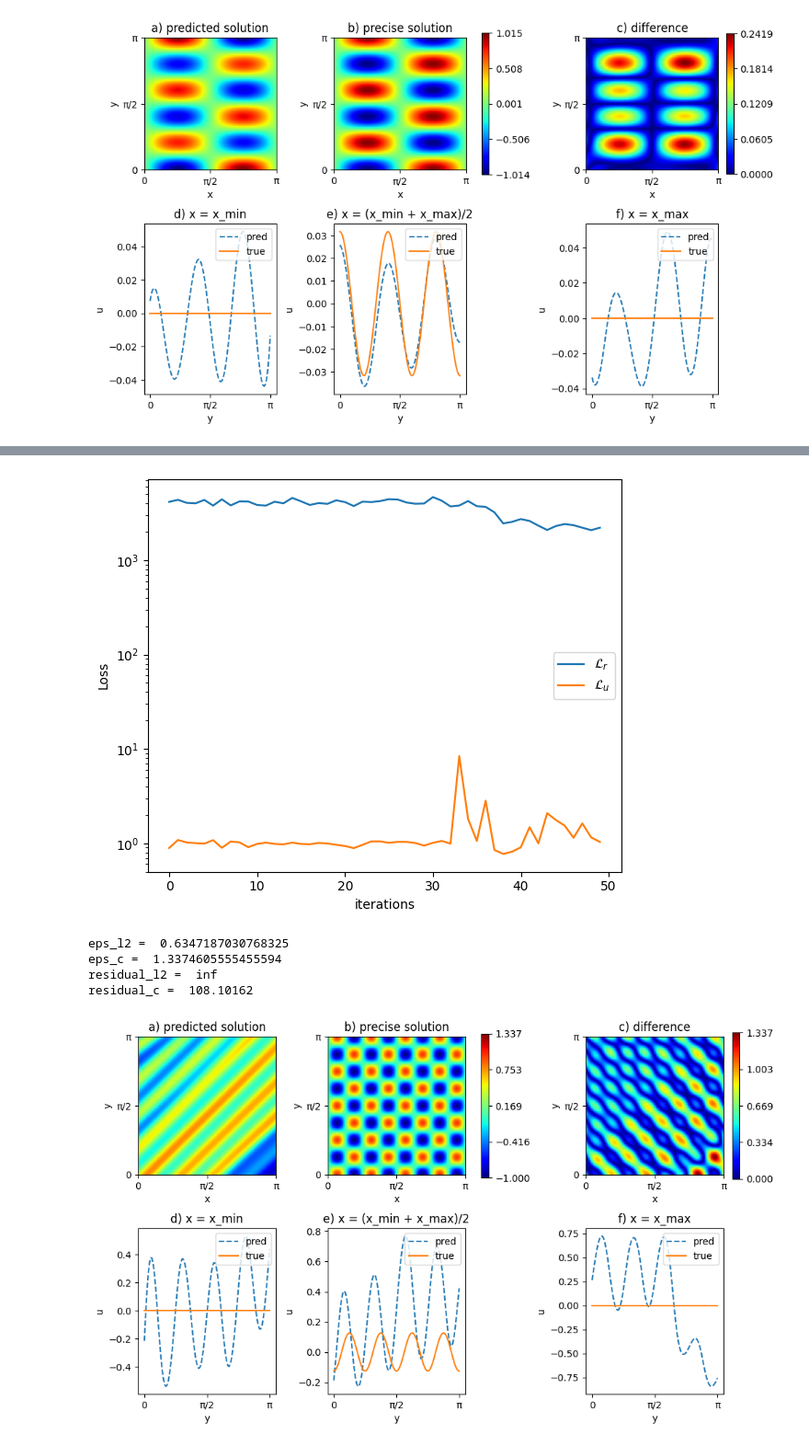
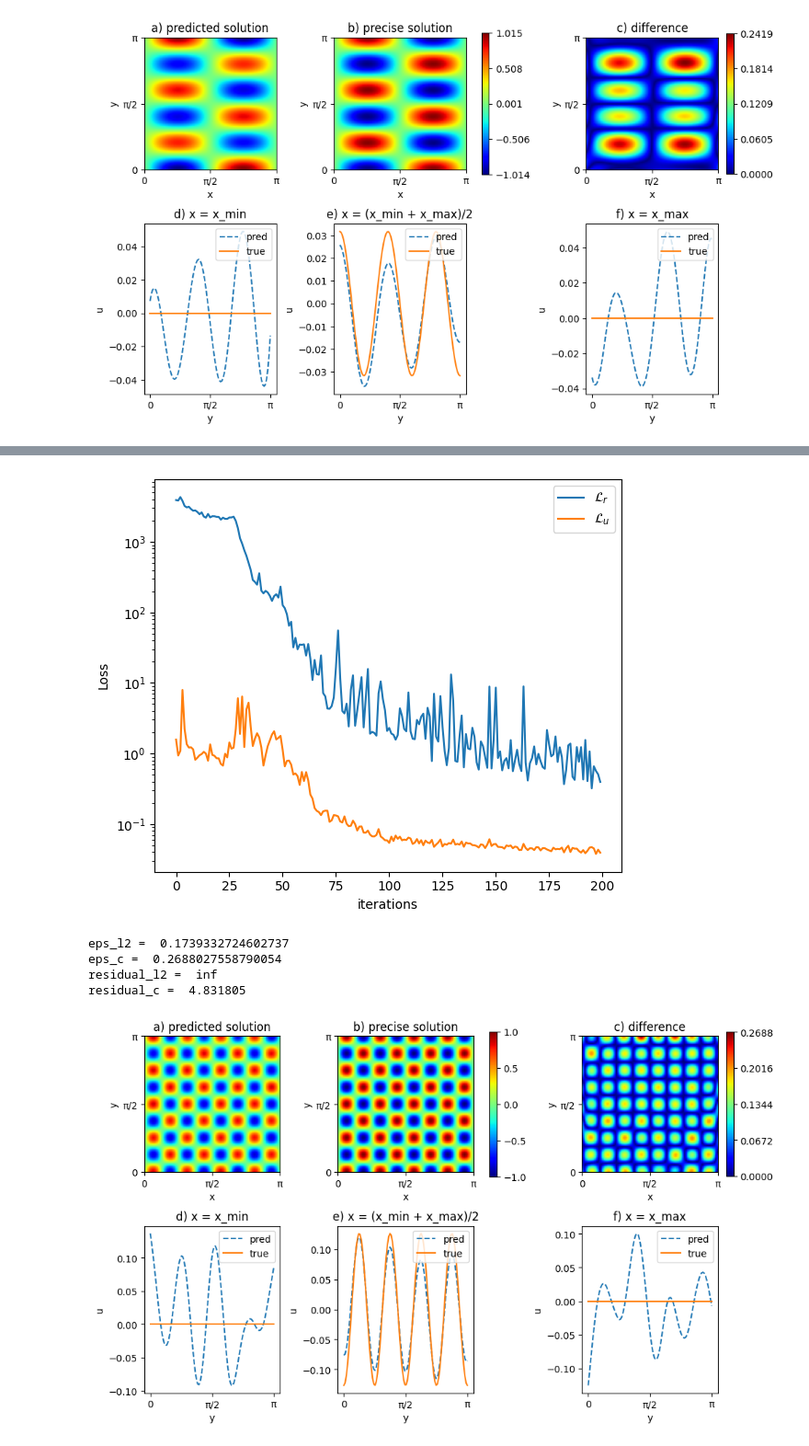
Before and after one commit to arya-anne/python, a Jupyter notebook: task1/kt_task1_p2_v2.ipynb, the cells around one changed output, grey strips where cells are left out. Shown at 92% size. Cells and saved outputs as stored; diff of their text form; code cells hidden in the pictures.

```diff
--- a/task1/kt_task1_p2_v2.ipynb
+++ b/task1/kt_task1_p2_v2.ipynb
@@ -589,6 +589,10 @@ def predict_u_with_PINN(a, b, xmin, ymin, xmax, ymax, N_iter, Nx_points, Ny_poin
       print("residual_l2 = ", residual_l2)
       print("residual_c = ", residual_c)
 
+      #save uh in a file
+      file_name = "uh_pinn_" + str(a) + '_' + str(b) + ".npy"
+      np.save(file_name, u_pred)
+
       return u_pred, u_star, training_frames
 # %%
 #frequencies of solution
@@ -729,7 +733,7 @@ ymax = np.pi
 xmin = 0
 ymin = 0
 #number of iterations for training
-N_iter = 5000
+N_iter = 20000
 Nx_points = 100
 Ny_points = 100
 
@@ -756,12 +760,12 @@ It: 4900, Loss: 2.213e+03, Loss_res: 2.212e+03,  Loss_bcs: 1.032e+00, l2_res: 7.
 lambda_u: 1.000000e+00
 lambda_r: 1.000000e+00
 Movie saved as p2_movie_8_8.gif
-[figure, old version]
+[figure, new version]
-eps_l2 =  0.6347187030768325
-eps_c =  1.3374605555455594
+eps_l2 =  0.1739332724602737
+eps_c =  0.2688027558790054
 residual_l2 =  inf
-residual_c =  108.10162
+residual_c =  4.831805
-[figure, old version]
+[figure, new version]
 # %%
 #frequencies of solution
 a = 15
```
Also changed, not shown: parts of 6 cells of this notebook, 8 other files.
